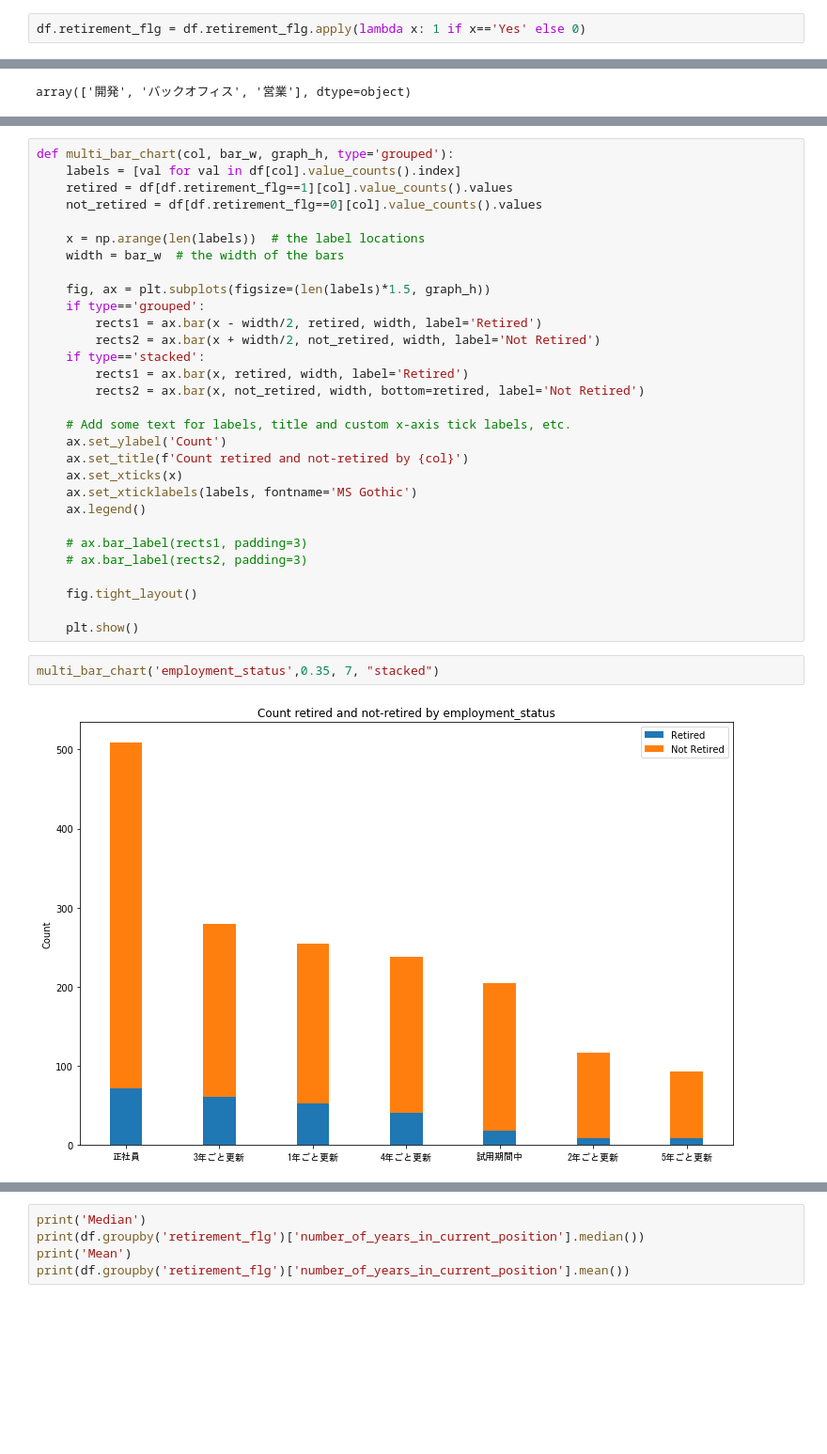
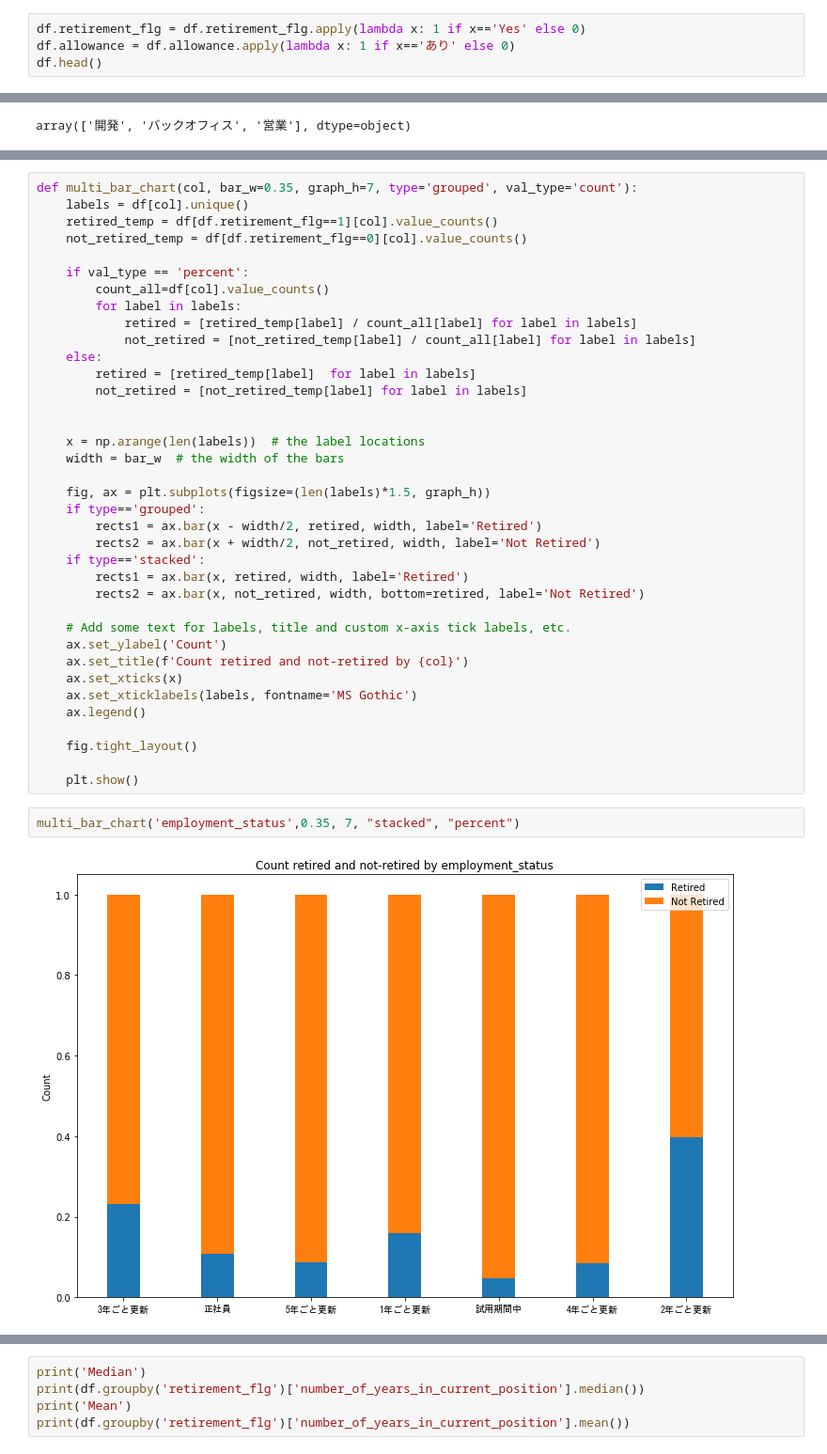
Before and after one commit to ininjame/pythonproj, a Jupyter notebook: data_analysis/ml_study_classification.ipynb, the cells around one changed output, grey strips where cells are left out. Shown: that part at 94% size. Saved outputs shown, nothing was run; the diff lists cells and outputs as text; blank space fills up the shorter version.

Commit message:
updated multi_bar_chart

```diff
--- a/data_analysis/ml_study_classification.ipynb
+++ b/data_analysis/ml_study_classification.ipynb
@@ -47,2 +48,4 @@ df.head()
 # %%
 df.retirement_flg = df.retirement_flg.apply(lambda x: 1 if x=='Yes' else 0)
+df.allowance = df.allowance.apply(lambda x: 1 if x=='あり' else 0)
+df.head()
@@ -101,8 +133,18 @@ array(['開発', 'バックオフィス', '営業'], dtype=object)
 # %%
-def multi_bar_chart(col, bar_w, graph_h, type='grouped'):
-    labels = [val for val in df[col].value_counts().index]
-    retired = df[df.retirement_flg==1][col].value_counts().values
-    not_retired = df[df.retirement_flg==0][col].value_counts().values
+def multi_bar_chart(col, bar_w=0.35, graph_h=7, type='grouped', val_type='count'):
+    labels = df[col].unique()
+    retired_temp = df[df.retirement_flg==1][col].value_counts()
+    not_retired_temp = df[df.retirement_flg==0][col].value_counts()
+
+    if val_type == 'percent':
+        count_all=df[col].value_counts()
+        for label in labels:
+            retired = [retired_temp[label] / count_all[label] for label in labels]
+            not_retired = [not_retired_temp[label] / count_all[label] for label in labels]
+    else:
+        retired = [retired_temp[label]  for label in labels]
+        not_retired = [not_retired_temp[label] for label in labels]
+
 
     x = np.arange(len(labels))  # the label locations
     width = bar_w  # the width of the bars
@@ -122,13 +164,10 @@ def multi_bar_chart(col, bar_w, graph_h, type='grouped'):
     ax.set_xticklabels(labels, fontname='MS Gothic')
     ax.legend()
 
-    # ax.bar_label(rects1, padding=3)
-    # ax.bar_label(rects2, padding=3)
-
     fig.tight_layout()
 
     plt.show()
 # %%
-multi_bar_chart('employment_status',0.35, 7, "stacked")
+multi_bar_chart('employment_status',0.35, 7, "stacked", "percent")
 # %% [output]
-[figure, old version]
+[figure, new version]
```
Also changed, not shown: parts of 5 cells of this notebook.
